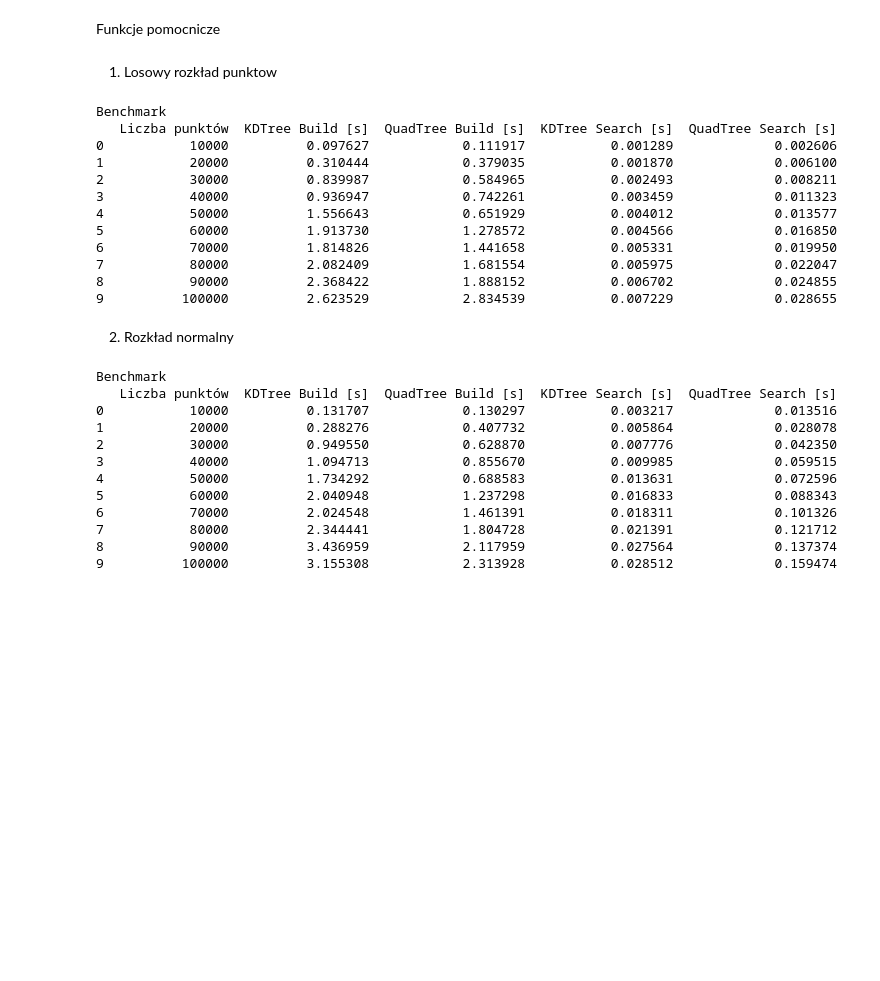
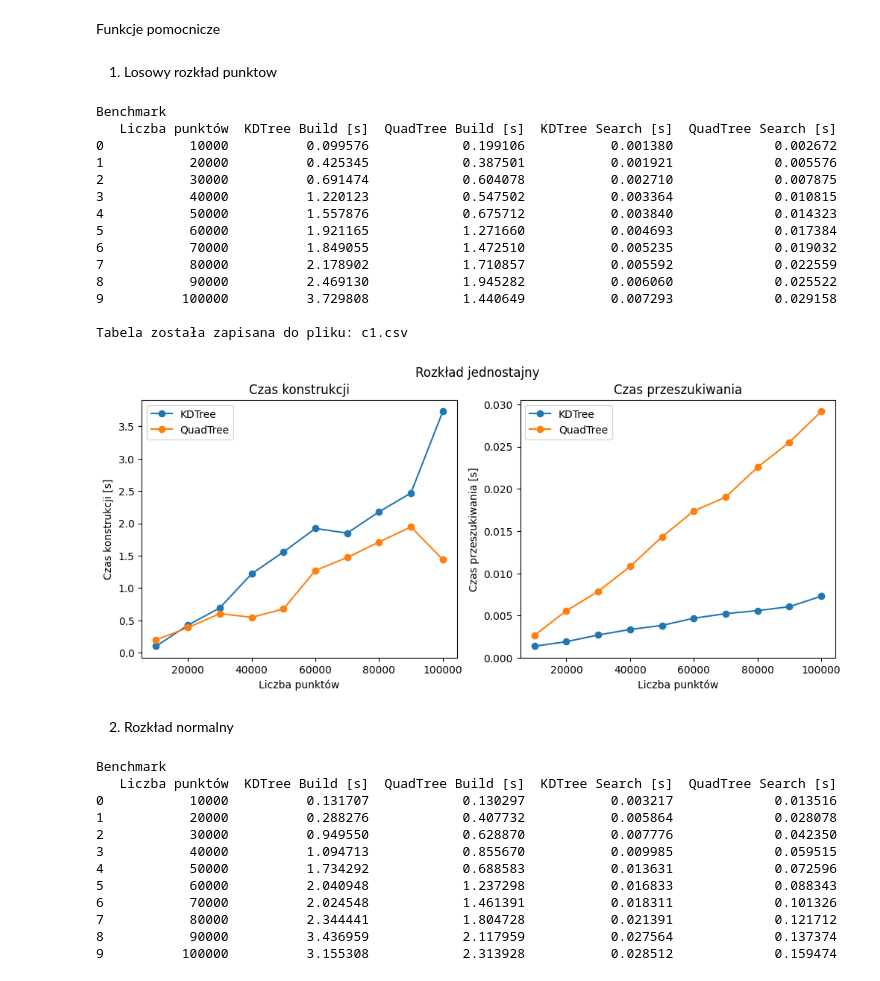
Before and after one commit to FloudMe77/QuadTree_and_KdTree, a Jupyter notebook: code/main.ipynb, the cells around one changed output. Drawn from its saved outputs; the diff is of its cells as text; code cells hidden in the pictures; blank space fills up the shorter version.

Commit message:
dodanie wykresów i csv

```diff
--- a/code/main.ipynb
+++ b/code/main.ipynb
@@ -84,24 +84,57 @@ def show_time_table(test_set, rectangle = Rectangle(Point((30,30)), Point((70,70
     # Zapis do pliku CSV, jeśli podano ścieżkę
     if output_file:
         df.to_csv(output_file, index=False)
-        print(f"\nTabela została zapisana do pliku: {output_file}")
+        # print(f"\nTabela została zapisana do pliku: {output_file}")
+    return df
+# %%
+import matplotlib.pyplot as plt
+
+def show_graphs(df, title):
+    # Tworzenie wykresów w jednym rzędzie, dwóch kolumnach
+    fig, (ax1, ax2) = plt.subplots(1, 2, figsize=(12, 4.5))
+
+    # Tytuł całkowity wykresu
+    fig.suptitle(title)
+
+    # Pierwszy wykres: Czas konstrukcji
+    ax1.set_title("Czas konstrukcji")
+    ax1.plot(df["Liczba punktów"], df["KDTree Build [s]"], label="KDTree", marker="o")
+    ax1.plot(df["Liczba punktów"], df["QuadTree Build [s]"], label="QuadTree", marker="o")
+    ax1.set_xlabel("Liczba punktów")
+    ax1.set_ylabel("Czas konstrukcji [s]")
+    ax1.legend()
+
+    # Drugi wykres: Czas przeszukiwania
+    ax2.set_title("Czas przeszukiwania")
+    ax2.plot(df["Liczba punktów"], df["KDTree Search [s]"], label="KDTree", marker="o")
+    ax2.plot(df["Liczba punktów"], df["QuadTree Search [s]"], label="QuadTree", marker="o")
+    ax2.set_xlabel("Liczba punktów")
+    ax2.set_ylabel("Czas przeszukiwania [s]")
+    ax2.legend()
+
+    # Wyświetlanie wykresu
+    plt.show()
 # %% [markdown]
 1. Losowy rozkład punktow
 # %%
-show_time_table([gt.generate_uniform_distribution(10000*n,0,100,0,100) for n in range(1,11)])
+df1 = show_time_table([gt.generate_uniform_distribution(10000*n,0,100,0,100) for n in range(1,11)],output_file="c1.csv")
+show_graphs(df1, "Rozkład jednostajny")
 # %% [output]
 Benchmark
    Liczba punktów  KDTree Build [s]  QuadTree Build [s]  KDTree Search [s]  QuadTree Search [s]
-0           10000          0.097627            0.111917           0.001289             0.002606
-1           20000          0.310444            0.379035           0.001870             0.006100
-2           30000          0.839987            0.584965           0.002493             0.008211
-3           40000          0.936947            0.742261           0.003459             0.011323
-4           50000          1.556643            0.651929           0.004012             0.013577
-5           60000          1.913730            1.278572           0.004566             0.016850
-6           70000          1.814826            1.441658           0.005331             0.019950
-7           80000          2.082409            1.681554           0.005975             0.022047
-8           90000          2.368422            1.888152           0.006702             0.024855
-9          100000          2.623529            2.834539           0.007229             0.028655
+0           10000          0.099576            0.199106           0.001380             0.002672
+1           20000          0.425345            0.387501           0.001921             0.005576
+2           30000          0.691474            0.604078           0.002710             0.007875
+3           40000          1.220123            0.547502           0.003364             0.010815
+4           50000          1.557876            0.675712           0.003840             0.014323
+5           60000          1.921165            1.271660           0.004693             0.017384
+6           70000          1.849055            1.472510           0.005235             0.019032
+7           80000          2.178902            1.710857           0.005592             0.022559
+8           90000          2.469130            1.945282           0.006060             0.025522
+9          100000          3.729808            1.440649           0.007293             0.029158
+
+Tabela została zapisana do pliku: c1.csv
+[figure, added]
 # %% [markdown]
 2. Rozkład normalny
 # %%
```
Also changed, not shown: parts of 2 cells of this notebook, 10 other files.
